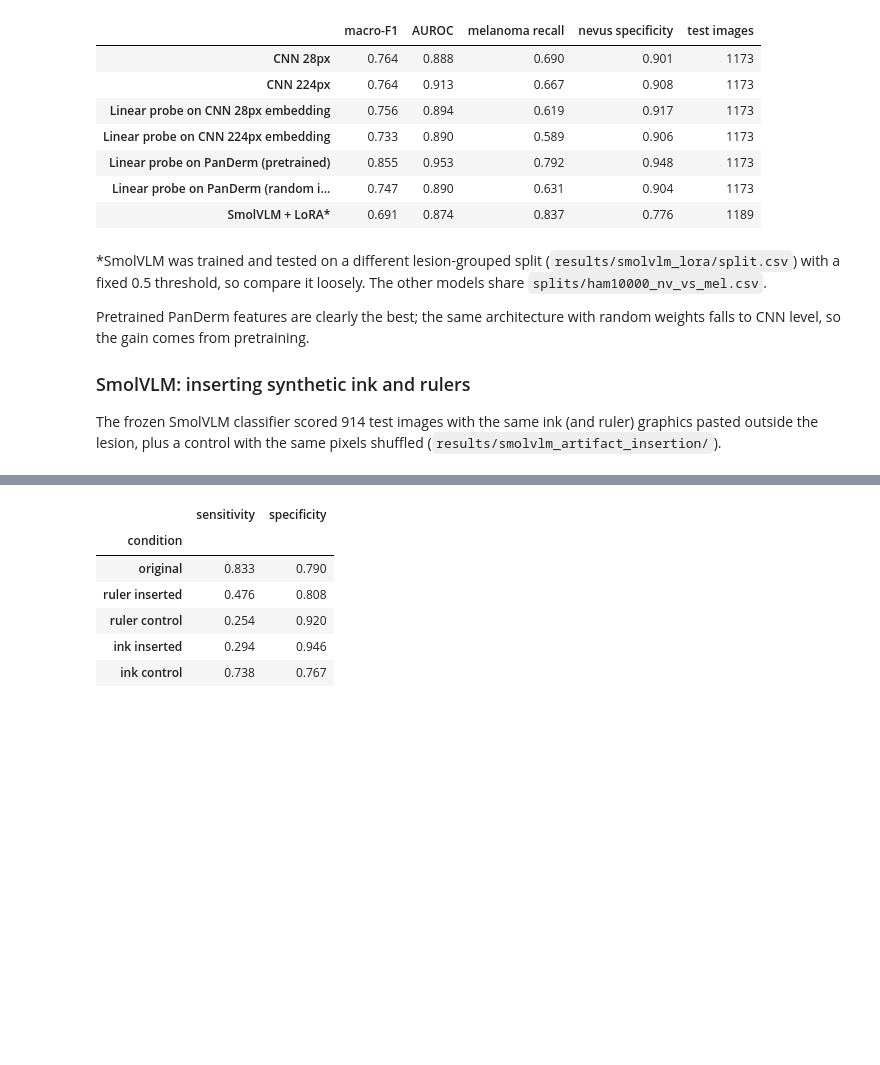
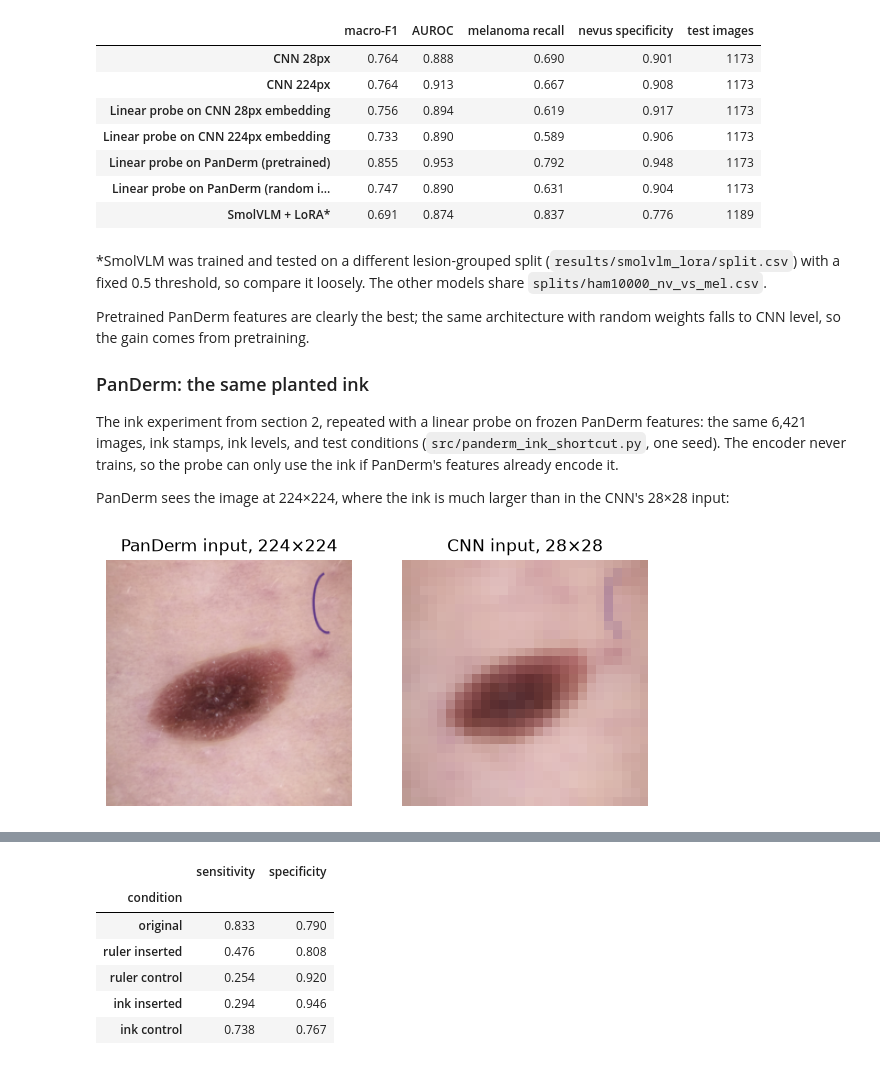
Before and after one commit to ericg4/comp345-project, a Jupyter notebook: 00_demo.ipynb, the cells around one changed output, grey strips where cells are left out. Saved outputs shown, nothing was run; the diff lists cells and outputs as text; code cells hidden in the pictures; blank space fills up the shorter version.

Commit message:
panderm trained on ink results

```diff
--- a/00_demo.ipynb
+++ b/00_demo.ipynb
@@ -198,7 +199,19 @@ with a fixed 0.5 threshold, so compare it loosely. The other models share `split
 Pretrained PanDerm features are clearly the best; the same architecture with random weights falls
 to CNN level, so the gain comes from pretraining.
 
-### SmolVLM: inserting synthetic ink and rulers
+### PanDerm: the same planted ink
 
-The frozen SmolVLM classifier scored 914 test images with the same ink (and ruler) graphics pasted
-outside the lesion, plus a control with the same pixels shuffled (`results/smolvlm_artifact_insertion/`).
+The ink experiment from section 2, repeated with a linear probe on frozen PanDerm features: the same
+6,421 images, ink stamps, ink levels, and test conditions (`src/panderm_ink_shortcut.py`, one seed).
+The encoder never trains, so the probe can only use the ink if PanDerm's features already encode it.
+
+PanDerm sees the image at 224×224, where the ink is much larger than in the CNN's 28×28 input:
+# %%
+from panderm import TRANSFORM
+panderm_crop = transforms.Compose(TRANSFORM.transforms[:2])  # Resize(256), CenterCrop(224)
+fig, axes = plt.subplots(1, 2, figsize=(7, 3.2))
+axes[0].imshow(panderm_crop(Image.fromarray(inked[first]))); axes[0].set_title("PanDerm input, 224×224")
+axes[1].imshow(crop(resize(Image.fromarray(inked[first])))); axes[1].set_title("CNN input, 28×28")
+for ax in axes: ax.axis("off")
+# %% [output]
+[figure, added]
```
Also changed, not shown: parts of 6 cells of this notebook, 9 other files.
